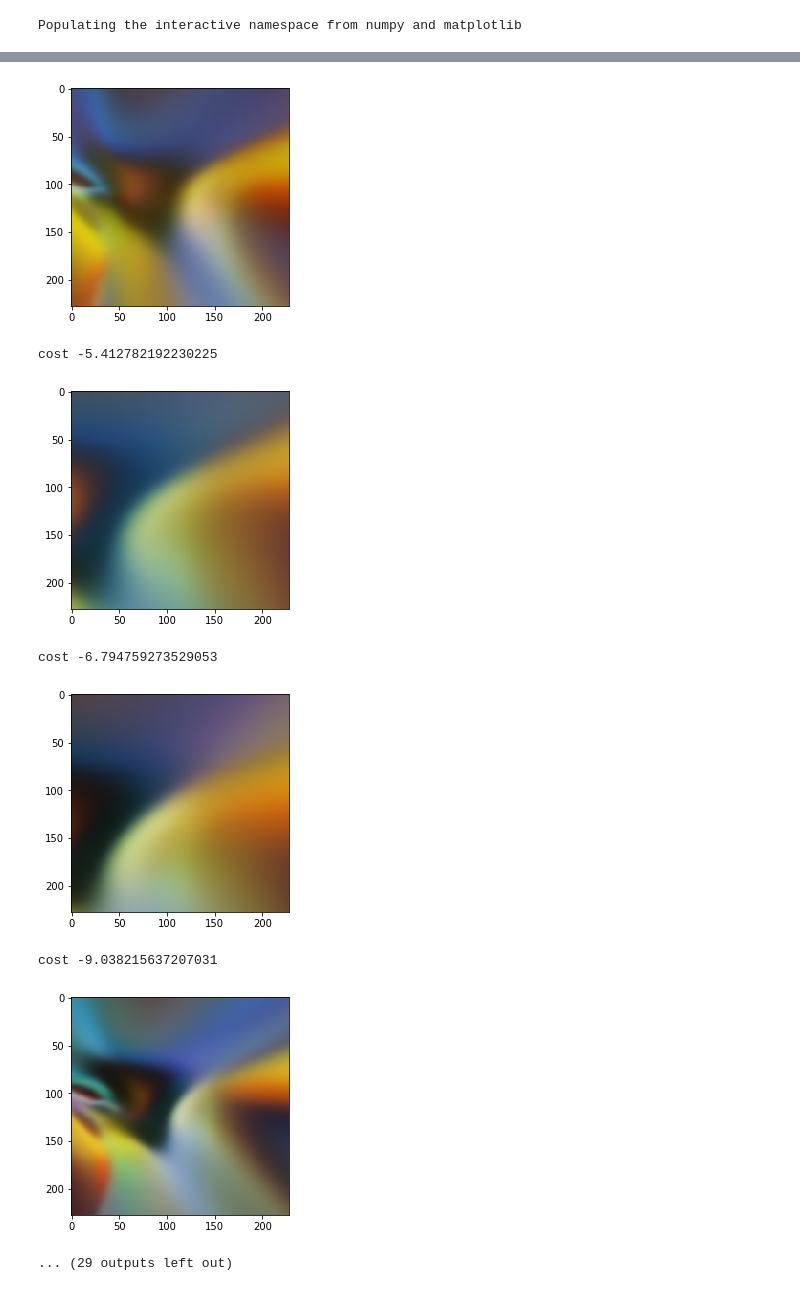
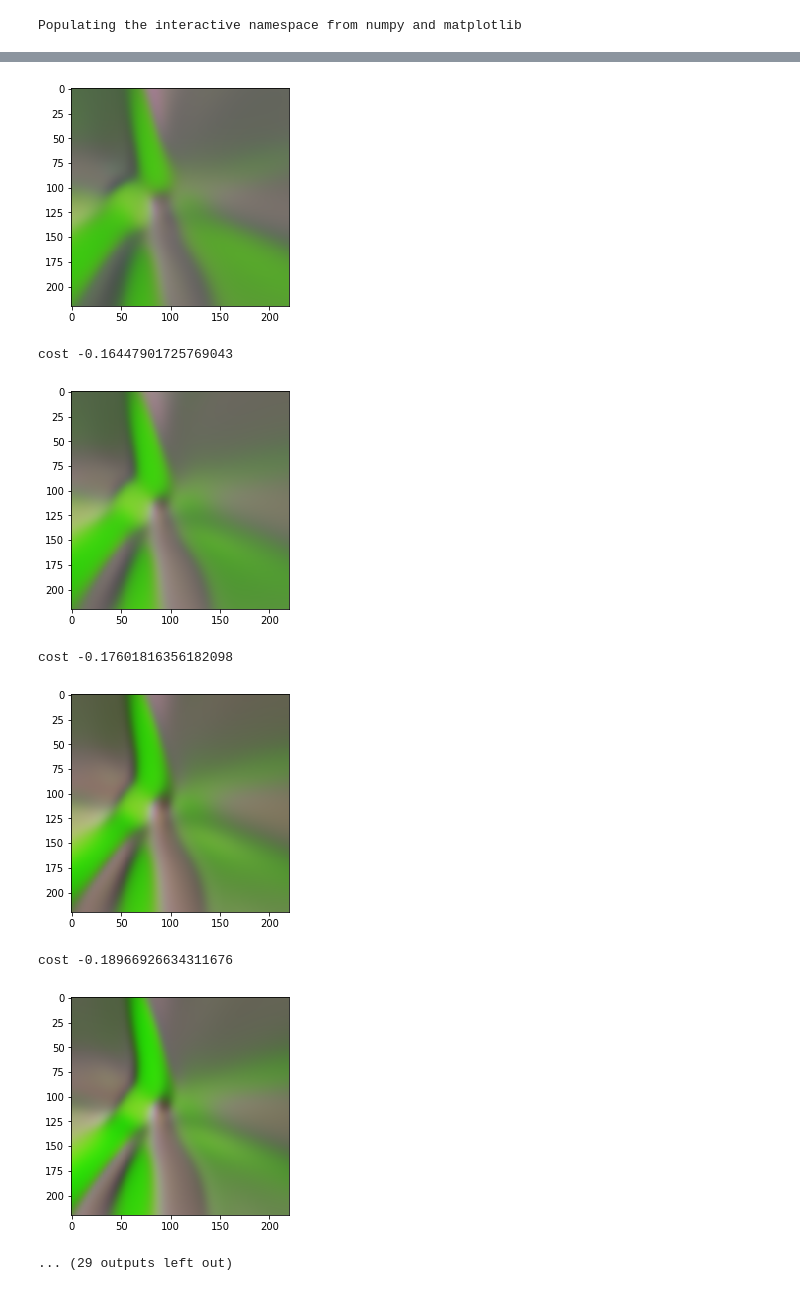
Before and after one commit to nlml/dreamz, a Jupyter notebook: examples/cppn_detailed.ipynb, the cells around one changed output, grey strips where cells are left out. Saved outputs shown, nothing was run; the diff lists cells and outputs as text; code cells hidden in the pictures.

```diff
--- a/examples/cppn_detailed.ipynb
+++ b/examples/cppn_detailed.ipynb
@@ -25,14 +25,15 @@ class Net(nn.Module):
         super(Net, self).__init__()
         self.base_model = base_model
 
-        s = self.base_model.output_channels
+        s_in = self.base_model.output_channels
+        s = 10
 
-        self.conv1 = self.get_group_of_layers(reps, s, s)
+        self.conv1 = self.get_group_of_layers(reps, s_in, s)
         self.conv2 = self.get_group_of_layers(reps - 1, s * 2, s)
         self.conv3 = nn.Conv2d(s * 2, output_channels, 3)
         self.final_act = nn.Sigmoid()
 
-    def get_group_of_layers(self, reps, s0, s, k=1):
+    def get_group_of_layers(self, reps, s0, s, k=3):
         this = []
         for i in range(reps):
             this += [nn.Conv2d(s0, s, k)]
@@ -57,7 +58,7 @@ class Net(nn.Module):
 
 
 def train(size, widths, imagenet_model, chan_to_opt, log_interval):
-    base = CPPNNet(widths, output_channels=widths[-1])
+    base = CPPNNet(widths)
     viz = Net(base, reps=1).to(device)
     mean = torch.FloatTensor([0.485, 0.456, 0.406]).to(device).view(1, 3, 1, 1)
     std = torch.FloatTensor([0.229, 0.224, 0.225]).to(device).view(1, 3, 1, 1)
@@ -68,25 +69,39 @@ def train(size, widths, imagenet_model, chan_to_opt, log_interval):
         return -r[:, chan_to_opt].mean()
 
     xy = get_xy_mesh(size).to(device)
-    xy2 = get_xy_mesh([i * 2 for i in size]).to(device)
+    xy2 = get_xy_mesh([int(i * 1.5) for i in size]).to(device)
+    xy4 = get_xy_mesh([int(i * 2.0
+                          ) for i in size]).to(device)
+    print(xy.shape, xy2.shape, xy4.shape)
 
-    def im_gen_fn(num=16):
+    def im_gen_fn(num=64):
         xy_crop = []
         h, w = size
         for i in range(num):
-            if np.random.rand() < 0.5:
+            r = np.random.rand()
+            if i == 0:
+                x0, x1 = 30, 30 + h
+                xy_crop.append(xy[:, :, :, x0:x1])
+            elif r < 0.2:
                 x0 = np.random.choice([0, w - h])
                 x1 = x0 + h
                 xy_crop.append(xy[:, :, :, x0:x1])
-            else:
+            elif r < 0.6:
                 x0 = np.random.randint(0, xy2.shape[3] - h)
                 x1 = x0 + h
                 y0 = np.random.randint(0, xy2.shape[2] - h)
                 y1 = y0 + h
                 xy_crop.append(xy2[:, :, y0:y1, x0:x1])
+            else:
+                x0 = np.random.randint(0, xy4.shape[3] - h)
+                x1 = x0 + h
+                y0 = np.random.randint(0, xy4.shape[2] - h)
+                y1 = y0 + h
+                xy_crop.append(xy4[:, :, y0:y1, x0:x1])
+
         xy_crop = torch.cat(xy_crop, 0)
         return viz(xy_crop)
-    opt = optim.Adam(viz.parameters(), lr=0.002)
+    opt = optim.Adam(viz.parameters(), lr=0.001)
     train_visualiser(imgnet_objective, im_gen_fn, opt, iters=150, log_interval=log_interval)
     adjust_learning_rate(opt, 0.1)
     train_visualiser(imgnet_objective, im_gen_fn, opt, iters=50, log_interval=log_interval)
@@ -94,27 +109,28 @@ def train(size, widths, imagenet_model, chan_to_opt, log_interval):
 
 
 def get_imagenet_model():
-    model = models.resnet18(pretrained=True)
+#     model = models.resnet18(pretrained=True)
+    model = models.resnet50(pretrained=True)
+#     model = nn.Sequential(*(
+#         [i for i in model.children()][:-2] + [
+#             nn.AdaptiveAvgPool2d(output_size=(1, 1)),
+#             Lambda(lambda x: x[:, :, 0, 0])]))
     model = nn.Sequential(*(
-        [i for i in model.children()][:-2] + [
+        [i for i in model.children()][:-3] + [
             nn.AdaptiveAvgPool2d(output_size=(1, 1)),
             Lambda(lambda x: x[:, :, 0, 0])]))
-    # model = nn.Sequential(*(
-    #     [i for i in model.children()][:-3] + [
-    #         nn.AdaptiveAvgPool2d(output_size=(1, 1)),
-    #         Lambda(lambda x: x[:, :, 0, 0])]))
     return model.eval()
 
 
 device = 'cuda'
-ims_savedir = '../data/output_ims2/'
-widths = [20] * 8
+ims_savedir = '../data/output_ims3/'
+widths = [30] * 8
 size = [59, 105]
 
 imagenet_model = get_imagenet_model().to(device)
 
 
-chan_to_opt = 102
+chan_to_opt = 101
 log_interval = 10
 
 now = time.time()
@@ -137,8 +154,8 @@ cost -5.929654598236084
-[figure, old version]
+[figure, new version]
-cost -5.412782192230225
+cost -0.16447901725769043
-[figure, old version]
+[figure, new version]
-cost -6.794759273529053
+cost -0.17601816356182098
-[figure, old version]
+[figure, new version]
-cost -9.038215637207031
+cost -0.18966926634311676
-[figure, old version]
+[figure, new version]
 ... (29 outputs left out)
```
Also changed, not shown: parts of 1 cell of this notebook, 2 other files.
